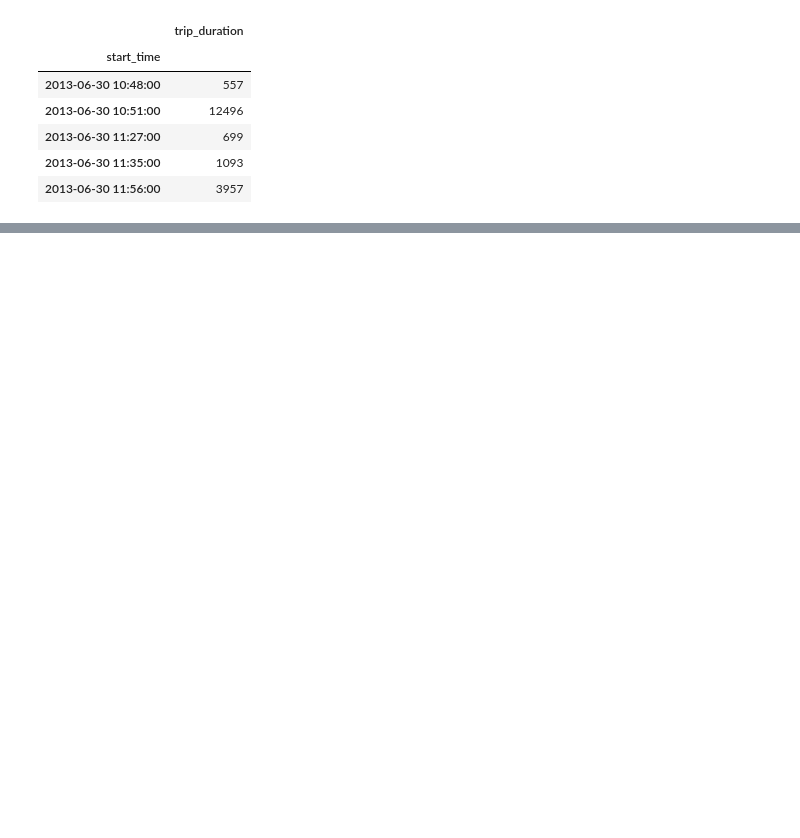
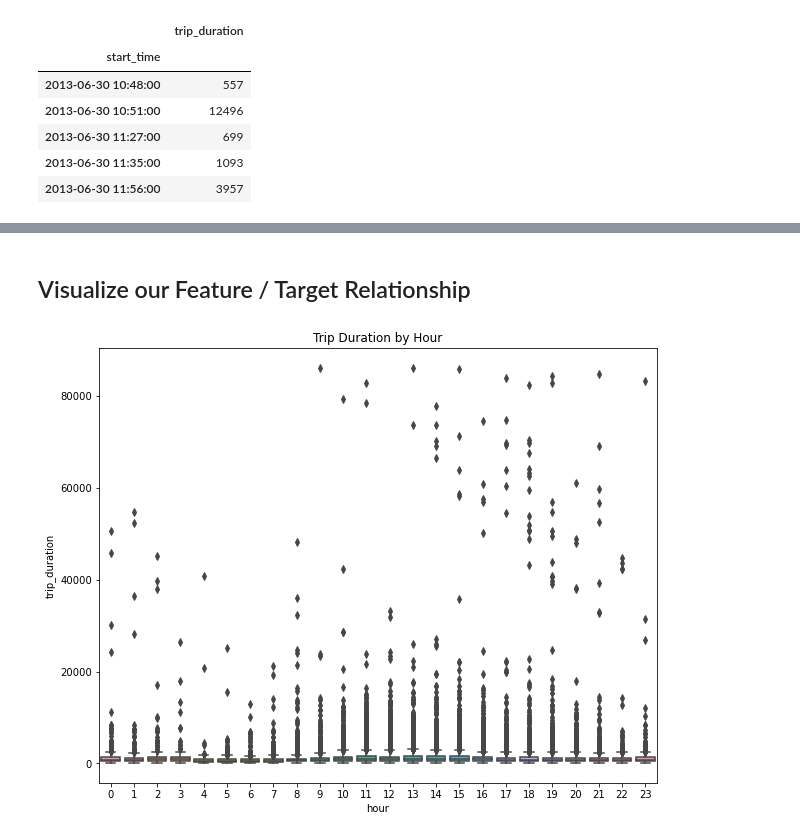
Before and after one commit to astrodestroyergithub/Divvy-Bike-Share, a Jupyter notebook: CODE/forecasting_with_xgboost.ipynb, the cells around one changed output, grey strips where cells are left out. Saved outputs shown, nothing was run; the diff lists cells and outputs as text; code cells hidden in the pictures; blank space fills up the shorter version.

```diff
--- a/CODE/forecasting_with_xgboost.ipynb
+++ b/CODE/forecasting_with_xgboost.ipynb
@@ -41,0 +63,26 @@ df3.plot(style='.',figsize=(10,5))
+# %%
+def create_features(df3):
+    """
+    Create time series features based on time series index.
+    """
+    df3 = df3.copy()
+    df3['hour'] = df3.index.hour
+    df3['dayofweek'] = df3.index.dayofweek
+    df3['quarter'] = df3.index.quarter
+    df3['month'] = df3.index.month
+    df3['year'] = df3.index.year
+    df3['dayofyear'] = df3.index.dayofyear
+    df3['dayofmonth'] = df3.index.day
+    df3['weekofyear'] = df3.index.isocalendar().week
+    return df3
+
+df3 = create_features(df3)
+# %% [markdown]
+## Visualize our Feature / Target Relationship
+# %%
+fig, ax = plt.subplots(figsize=(10, 8))
+sns.boxplot(data=df3, x='hour', y='trip_duration')
+ax.set_title('Trip Duration by Hour')
+plt.show()
+# %% [output]
+[figure, added]
```
Also changed, not shown: parts of 20 cells of this notebook.
